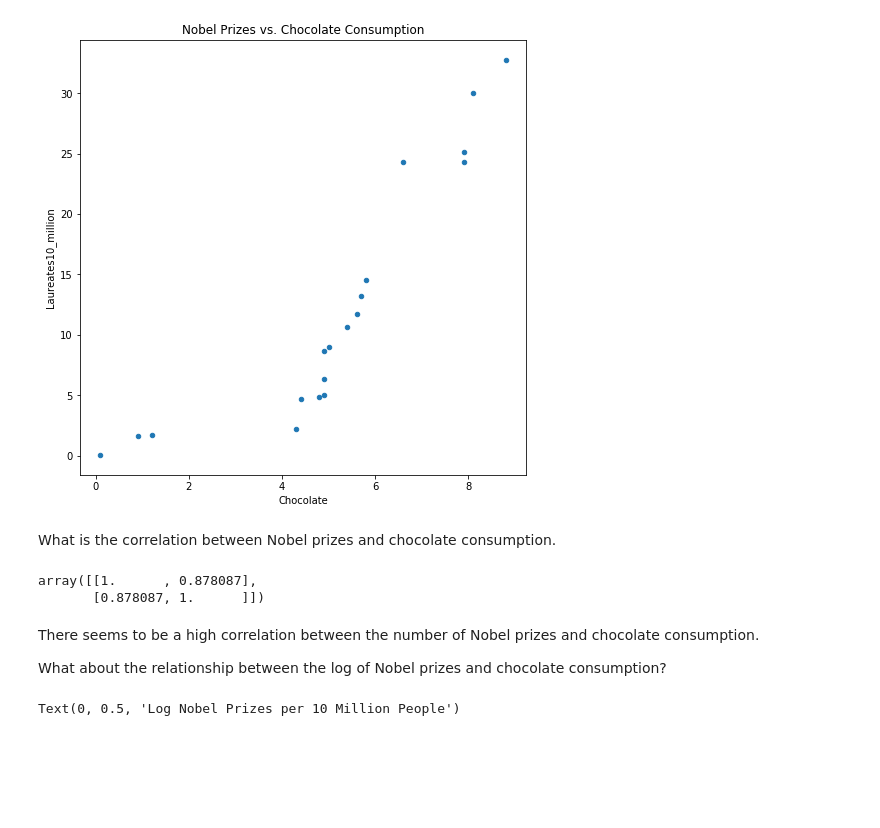
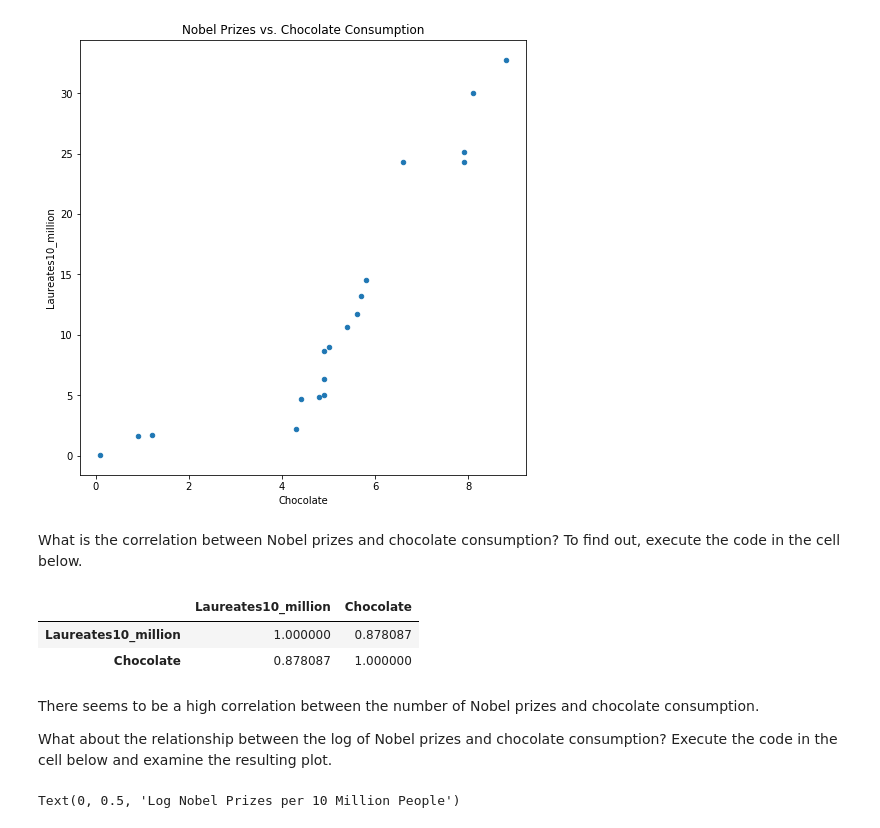
Before and after one commit to StephenElston/StatisticalMethodsForDataScience, a Jupyter notebook: ThinkingLikeAScientist/correlation.ipynb, the cells around one changed output. Drawn from its saved outputs; the diff is of its cells as text; code cells hidden in the pictures; blank space fills up the shorter version.

```diff
--- a/ThinkingLikeAScientist/correlation.ipynb
+++ b/ThinkingLikeAScientist/correlation.ipynb
@@ -39,16 +56,17 @@ ax.set_title('Nobel Prizes vs. Chocolate Consumption') # Give the plot a main ti
 Text(0.5, 1.0, 'Nobel Prizes vs. Chocolate Consumption')
 [figure]
 # %% [markdown]
-What is the correlation between Nobel prizes and chocolate consumption.
+What is the correlation between Nobel prizes and chocolate consumption? To find out, execute the code in the cell below.
-# %%
-np.corrcoef(Nobel_chocolate[['Laureates10_million', 'Chocolate']], rowvar = False)
-# %% [output]
-array([[1.      , 0.878087],
-       [0.878087, 1.      ]])
+# %%
+Nobel_chocolate[['Laureates10_million', 'Chocolate']].corr()
+# %% [output]
+|  | Laureates10_million | Chocolate |
+| Laureates10_million | 1.000000 | 0.878087 |
+| Chocolate | 0.878087 | 1.000000 |
 # %% [markdown]
 There seems to be a high correlation between the number of Nobel prizes and chocolate consumption.
 
-What about the relationship between the log of Nobel prizes and chocolate consumption?
+What about the relationship between the log of Nobel prizes and chocolate consumption? Execute the code in the cell below and examine the resulting plot.
 # %%
 Nobel_chocolate['log_Nobel'] = np.log(Nobel_chocolate.Laureates10_million)
 
```
Also changed, not shown: parts of 22 cells of this notebook.
